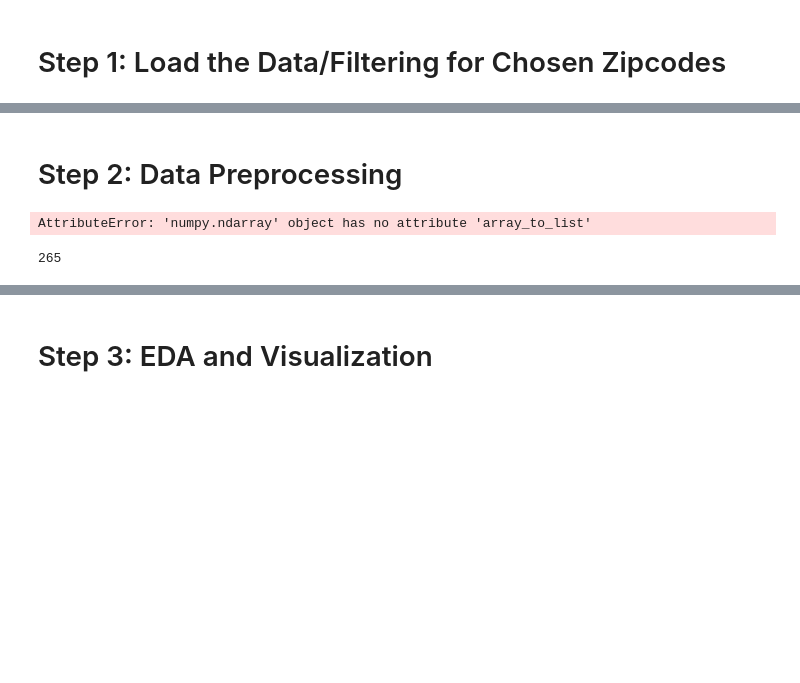
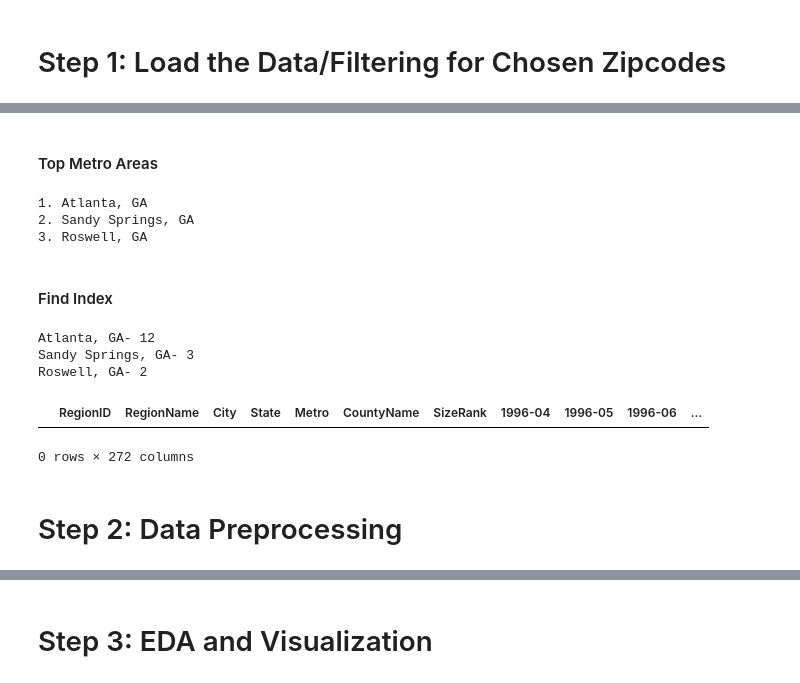
Before and after one commit to menach123/Time-Series-Modeling-with-Sales-Price-Data-from-Zillow, a Jupyter notebook: mod_4_starter_notebook.ipynb, the cells around one changed output, grey strips where cells are left out. Saved outputs shown, nothing was run; the diff lists cells and outputs as text; code cells hidden in the pictures; blank space fills up the shorter version.

```diff
--- a/mod_4_starter_notebook.ipynb
+++ b/mod_4_starter_notebook.ipynb
@@ -42,4 +133,4 @@ import matplotlib.pyplot as plt
 # %%
-df =pd.read_csv('zillow_data.csv')
-df.head()
+df_zillow =pd.read_csv('zillow_data.csv')
+df_zillow.columns
 # %% [output]
@@ -62,2 +152,40 @@ Index(['RegionID', 'RegionName', 'City', 'State', 'Metro', 'CountyName',
+# %% [markdown]
+#### Top Metro Areas
+# %%
+number_metro_areas= 1
+area = 'Metro'
+top_metro_dict = df_pop.loc[(df_pop.Area == area) & (df_pop.POP_JULY_1_2018 >= 1000000)].sort_values('2010_2018_%',
+                                        ascending=False)[:number_metro_areas][['City', 'State']].to_dict('records')
+metro_areas = []
+index = 0
+for i in top_metro_dict:
+    for j in i['City'].split('-'):
+        print(f"{index+ 1}. {j}, {i['State']}")
+        index +=1
+        metro_areas.append({'City':j, 'State':i['State']})
+# %% [output]
+1. Atlanta, GA
+2. Sandy Springs, GA
+3. Roswell, GA
+# %% [markdown]
+#### Find Index
+# %%
+index_list = []
+for i in metro_areas:
+
+    ind = list(df_zillow.loc[(df_zillow.City.apply(lambda x: x in i['City']))
+                        & (df_zillow.State == i['State'])][pulling_non_time_columns(df_zillow)].index)
+    print(f"{i['City']}, {i['State']}- {len(ind)}")
+    index_list = np.append(index_list, ind)
+df_metro_ = df_zillow.iloc[index_list]
+# %% [output]
+Atlanta, GA- 12
+Sandy Springs, GA- 3
+Roswell, GA- 2
+# %%
+df_zillow.loc[(df_zillow.State == 'MS') & (df_zillow.City.apply(lambda x: 'Meridian' in x))]
+# %% [output]
+|  | RegionID | RegionName | City | State | Metro | CountyName | SizeRank | 1996-04 | 1996-05 | 1996-06 | ... |
+0 rows × 272 columns
 # %% [markdown]
 # Step 2: Data Preprocessing
@@ -82,8 +191,0 @@ for i in df.columns[8:]:
-# %%
-b[0].array_to_list()
-# %% [output]
-AttributeError: 'numpy.ndarray' object has no attribute 'array_to_list'
-# %%
-len(df.columns[7:])
-# %% [output]
-265
```
Also changed, not shown: parts of 25 cells of this notebook, 3 other files.
